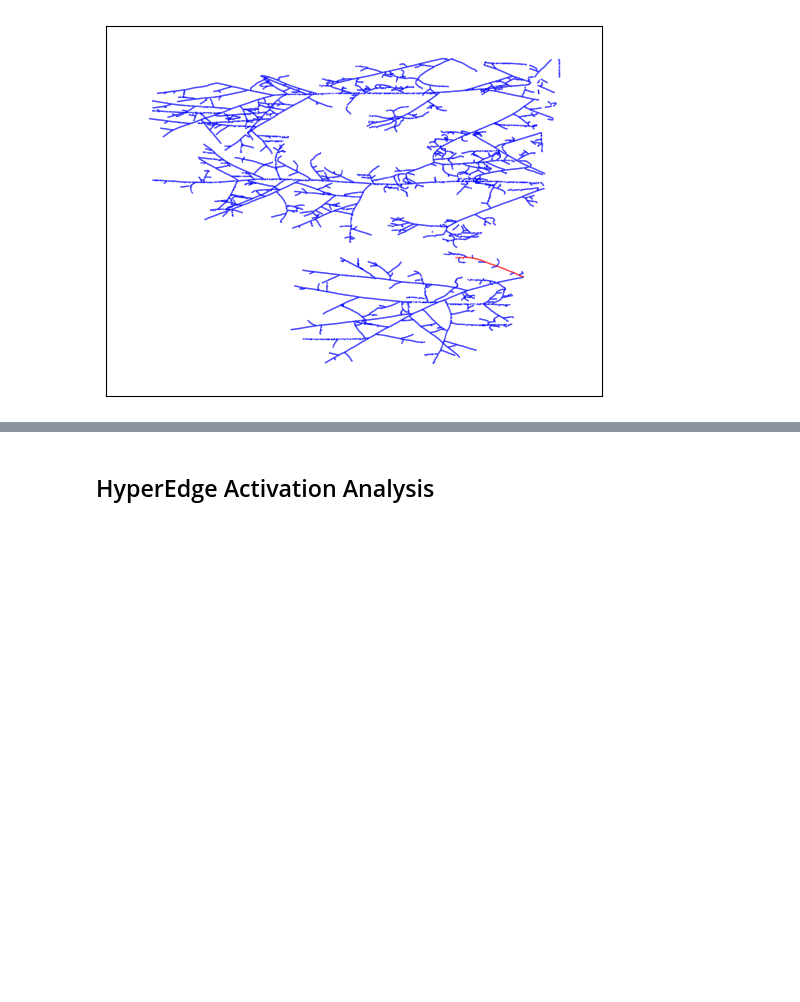
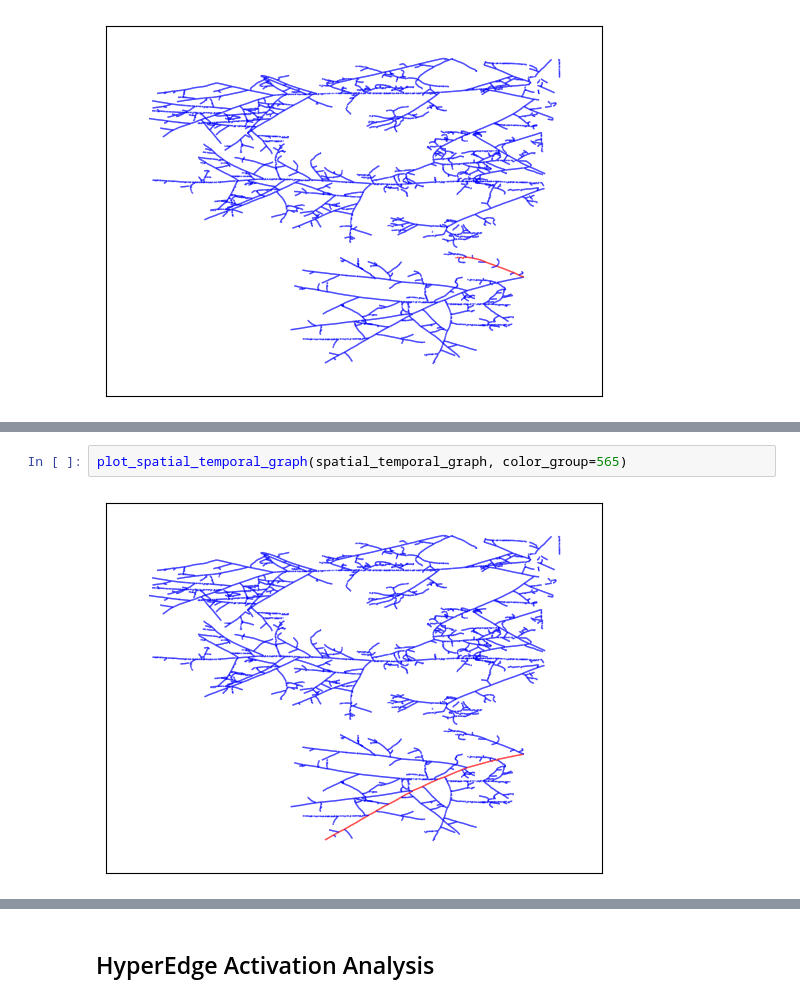
Before and after one commit to amin942001/STHype, a Jupyter notebook: examples/amftrack.ipynb, the cells around one changed output, grey strips where cells are left out. Saved outputs shown, nothing was run; the diff lists cells and outputs as text; blank space fills up the shorter version.

```diff
--- a/examples/amftrack.ipynb
+++ b/examples/amftrack.ipynb
@@ -186,0 +197,4 @@ plot_spatial_temporal_graph_node(spatial_temporal_graph, node=1942, area_size=10
+# %%
+plot_spatial_temporal_graph(spatial_temporal_graph, color_group=565)
+# %% [output]
+[figure, added]
```
Also changed, not shown: parts of 12 cells of this notebook, 2 other files.
